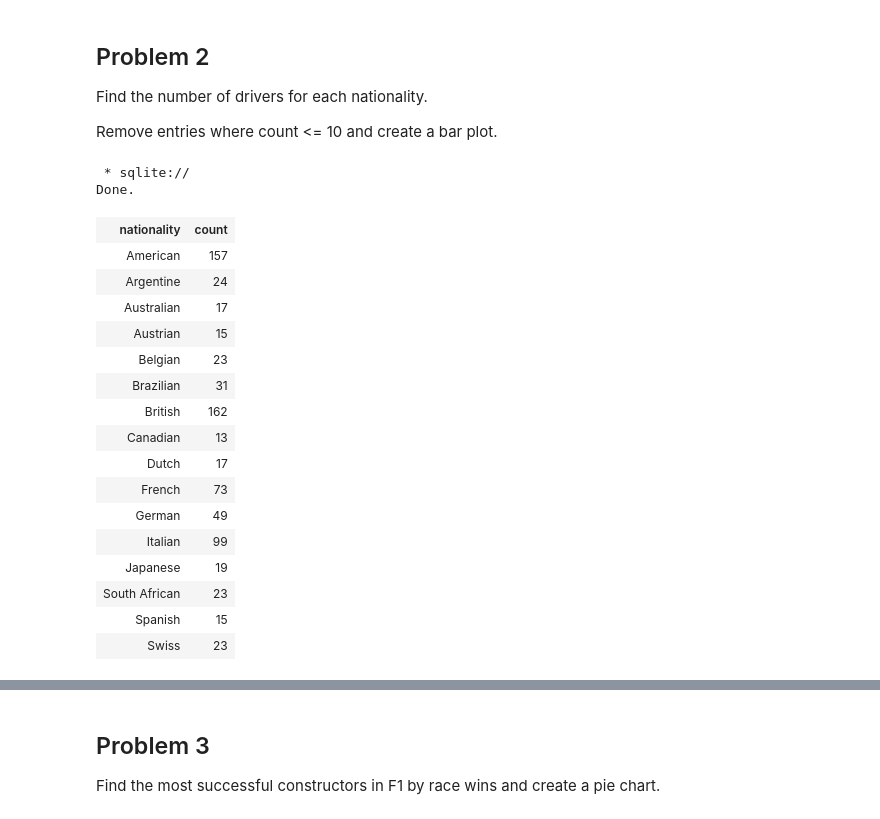
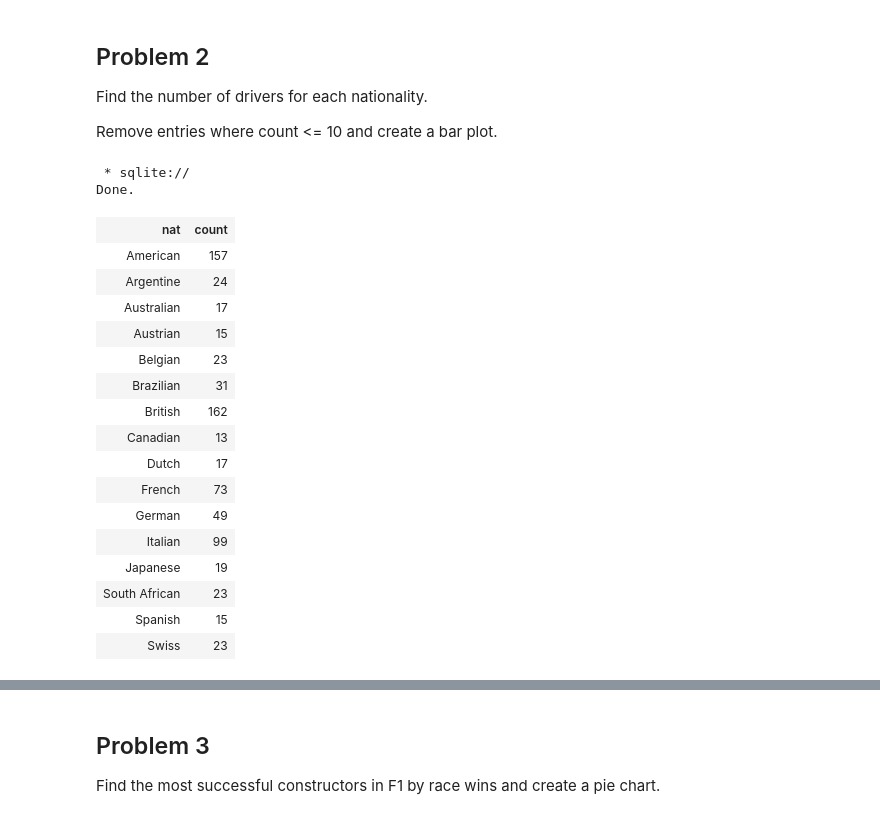
Before and after one commit to jla524/f1-analysis, a Jupyter notebook: formula-1-data-analysis.ipynb, the cells around one changed output, grey strips where cells are left out. Cells and saved outputs as stored; diff of their text form; code cells hidden in the pictures.

```diff
--- a/formula-1-data-analysis.ipynb
+++ b/formula-1-data-analysis.ipynb
@@ -65,17 +66,18 @@ Remove entries where count <= 10 and create a bar plot.
 # %%
 %%sql
 
-SELECT *
-FROM (
-      SELECT nationality, COUNT(*) as count
+SELECT nat, count
+  FROM (
+      SELECT nationality as nat,
+             COUNT(*) as count
       FROM drivers
       GROUP BY nationality
      )
 WHERE count > 10;
 # %% [output]
  * sqlite://
 Done.
-| nationality | count |
+| nat | count |
 | American | 157 |
 | Argentine | 24 |
 | Australian | 17 |
```
Also changed, not shown: parts of 4 cells of this notebook.
